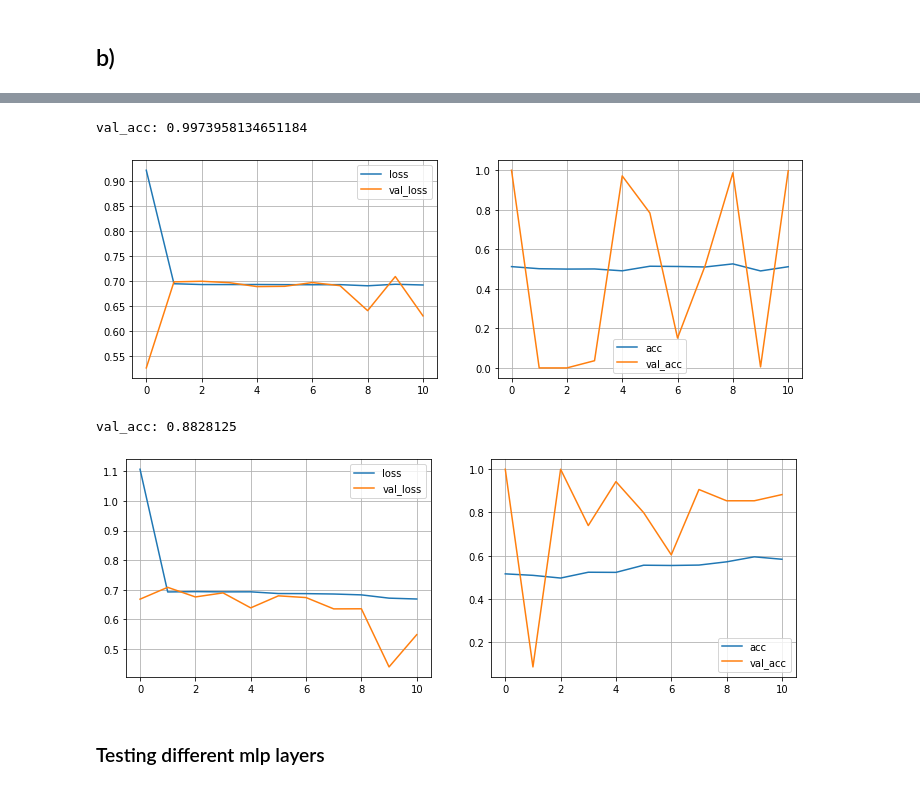
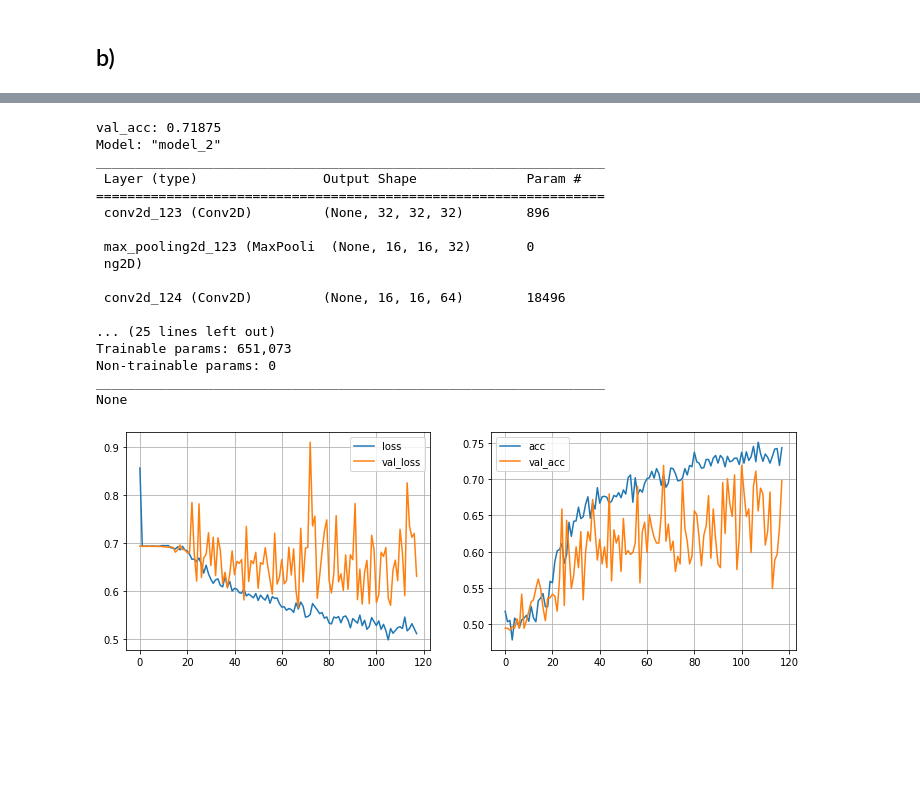
Before and after one commit to felix-tjernberg/ai21-deep-learning, a Jupyter notebook: lab/2_train_models.ipynb, the cells around one changed output, grey strips where cells are left out. Drawn from its saved outputs; the diff is of its cells as text; code cells hidden in the pictures; blank space fills up the shorter version.

```diff
--- a/lab/2_train_models.ipynb
+++ b/lab/2_train_models.ipynb
@@ -50,7 +51,7 @@ def model_cnn_2_classes(
     metrics=["acc"],
     flatten_layer_dropout_rate=.3
 ):
-    flatten_layer=[Flatten(name="flatten_layer"), Dropout(flatten_layer_dropout_rate)]
+    flatten_layer=[Flatten(), Dropout(flatten_layer_dropout_rate)]
     model = Sequential(
         flatten_list(
             [
@@ -89,13 +90,15 @@ def fit_then_evaluate_model(
     model_fit_verbosity=0,
     print_model_summary=False
 ):
+    if print_model_summary:
+        return print(model.summary())
     early_stopper = EarlyStopping(
-        monitor="val_acc", mode="max", patience=10, restore_best_weights=False
+        monitor="val_acc", mode="max", patience=50, restore_best_weights=True
     )
     model.fit(
         train_val_generator,
         steps_per_epoch=steps_per_epoch,
-        epochs=100,
+        epochs=100000,
         callbacks=[early_stopper],
         validation_data=val_generator,
         validation_steps=validation_steps,
@@ -103,8 +106,6 @@ def fit_then_evaluate_model(
     )
     metrics = pd.DataFrame(model.history.history)
     plot_and_print_model_metrics(metrics)
-    if print_model_summary:
-        print(model.summary())
 
     return model
 # %%
@@ -122,16 +139,24 @@ val_acc: 0.8828125
 # %%
-model_2__kernel_numbers = [32, 64, 128]
-model_2 = model_cnn_2_classes(model_2__kernel_numbers, model_1__node_dropout_pairs, name='model_2')
-fit_then_evaluate_model(model_2);
+model_2__kernel_numbers = [32, 64, 128, 256]
+model_1__node_dropout_pairs = [(256, .5)]
+model_2 = model_cnn_2_classes(model_2__kernel_numbers, model_1__node_dropout_pairs, name='model_2', flatten_layer_dropout_rate=.5)
+fit_then_evaluate_model(model_2, print_model_summary=True);
 # %% [output]
-val_acc: 0.9973958134651184
+val_acc: 0.71875
+Model: "model_2"
+_________________________________________________________________
+ Layer (type)                Output Shape              Param #
+=================================================================
+ conv2d_123 (Conv2D)         (None, 32, 32, 32)        896
+
+ max_pooling2d_123 (MaxPooli  (None, 16, 16, 32)       0
+ ng2D)
+
+ conv2d_124 (Conv2D)         (None, 16, 16, 64)        18496
+
+... (25 lines left out)
+Trainable params: 651,073
+Non-trainable params: 0
+_________________________________________________________________
+None
-[figure, old version]
+[figure, new version]
-# %%
-model_3__kernel_numbers = [32, 64, 128, 256]
-model_3 = model_cnn_2_classes(model_3__kernel_numbers, model_1__node_dropout_pairs, name='model_3')
-fit_then_evaluate_model(model_3);
-# %% [output]
-val_acc: 0.8828125
-[figure, removed]
-# %% [markdown]
-### Testing different mlp layers
```
Also changed, not shown: parts of 15 cells of this notebook, 4 other files.
